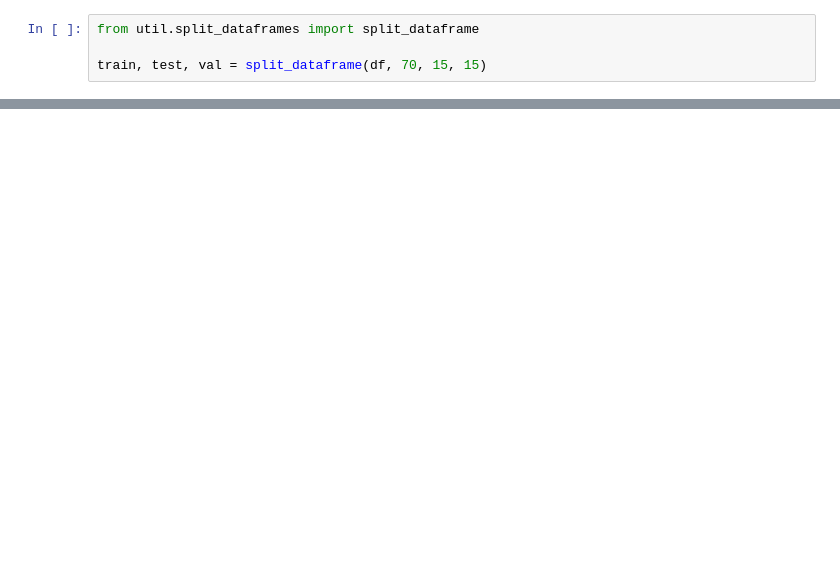
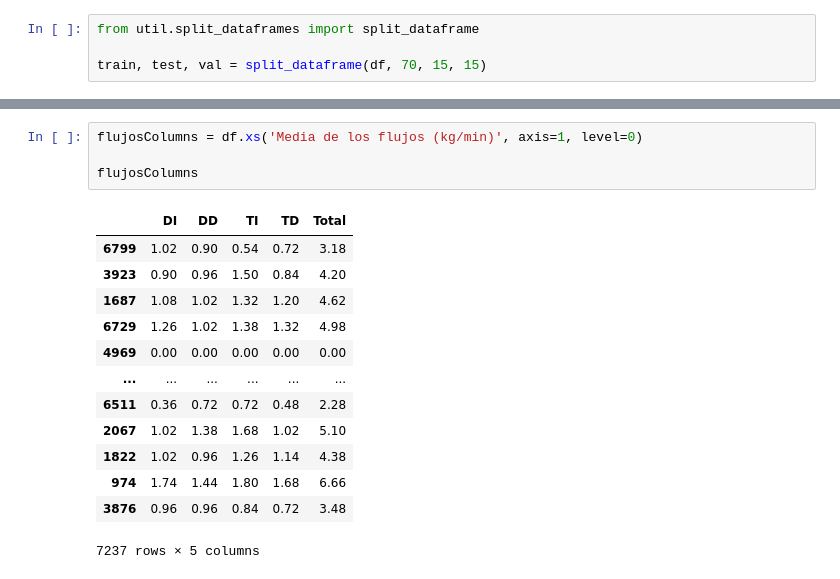
Before and after one commit to DiegoAlfaro1/Reto-ConcentracionIA-Vacas, a Jupyter notebook: prueba.ipynb, the cells around one changed output, grey strips where cells are left out. Saved outputs shown, nothing was run; the diff lists cells and outputs as text; blank space fills up the shorter version.

```diff
--- a/prueba.ipynb
+++ b/prueba.ipynb
@@ -53,0 +121,18 @@ val.head()
+# %%
+flujosColumns = df.xs('Media de los flujos (kg/min)', axis=1, level=0)
+
+flujosColumns
+# %% [output]
+|  | DI | DD | TI | TD | Total |
+| 6799 | 1.02 | 0.90 | 0.54 | 0.72 | 3.18 |
+| 3923 | 0.90 | 0.96 | 1.50 | 0.84 | 4.20 |
+| 1687 | 1.08 | 1.02 | 1.32 | 1.20 | 4.62 |
+| 6729 | 1.26 | 1.02 | 1.38 | 1.32 | 4.98 |
+| 4969 | 0.00 | 0.00 | 0.00 | 0.00 | 0.00 |
+| ... | ... | ... | ... | ... | ... |
+| 6511 | 0.36 | 0.72 | 0.72 | 0.48 | 2.28 |
+| 2067 | 1.02 | 1.38 | 1.68 | 1.02 | 5.10 |
+| 1822 | 1.02 | 0.96 | 1.26 | 1.14 | 4.38 |
+| 974 | 1.74 | 1.44 | 1.80 | 1.68 | 6.66 |
+| 3876 | 0.96 | 0.96 | 0.84 | 0.72 | 3.48 |
+7237 rows × 5 columns
```
Also changed, not shown: parts of 10 cells of this notebook, 1 other file.
